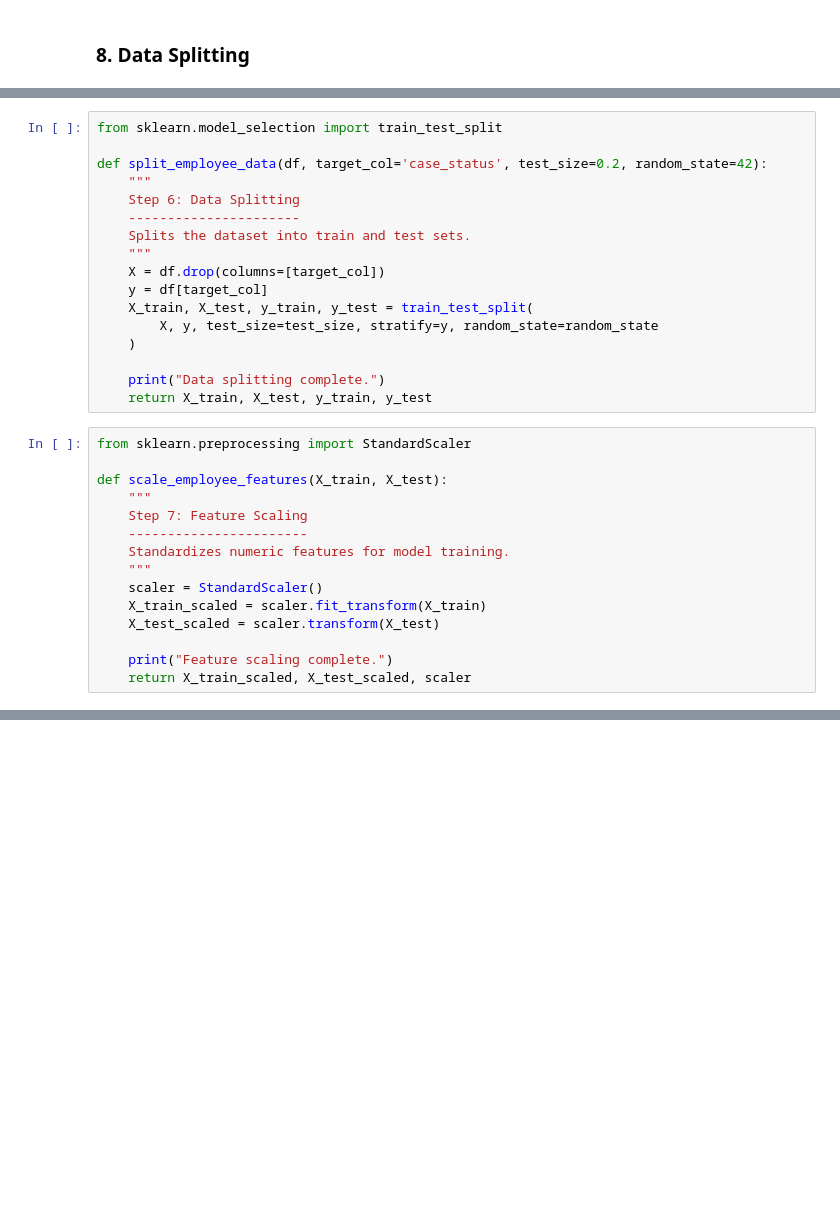
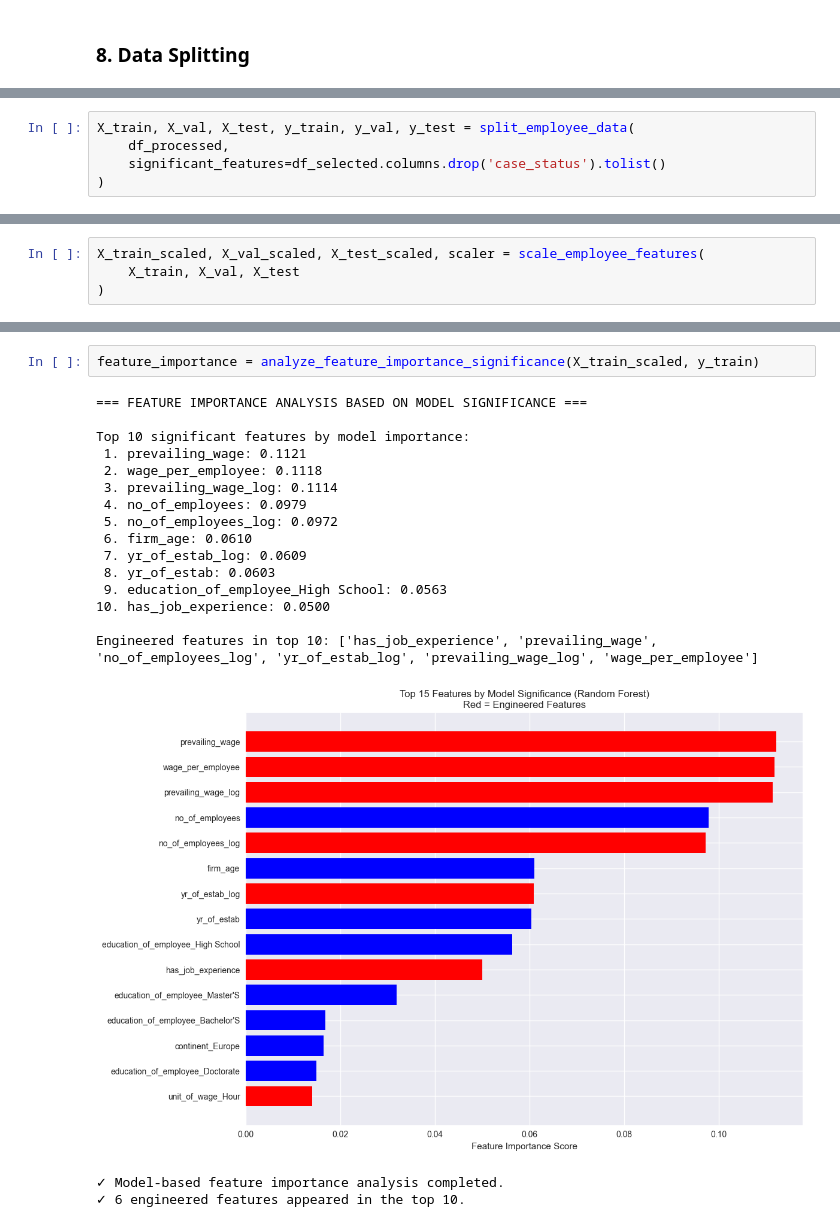
Before and after one commit to cheryvmak/my_tasks, a Jupyter notebook: Week_14/Day_3/easy_visa((Prep).ipynb, the cells around one changed output, grey strips where cells are left out. Drawn from its saved outputs; the diff is of its cells as text; blank space fills up the shorter version.

```diff
--- a/Week_14/Day_3/easy_visa((Prep).ipynb
+++ b/Week_14/Day_3/easy_visa((Prep).ipynb
@@ -462,32 +475,0 @@ Feature selection (significance testing) complete.
-# %%
-from sklearn.model_selection import train_test_split
-
-def split_employee_data(df, target_col='case_status', test_size=0.2, random_state=42):
-    """
-    Step 6: Data Splitting
-    ----------------------
-    Splits the dataset into train and test sets.
-    """
-    X = df.drop(columns=[target_col])
-    y = df[target_col]
-    X_train, X_test, y_train, y_test = train_test_split(
-        X, y, test_size=test_size, stratify=y, random_state=random_state
-    )
-
-    print("Data splitting complete.")
-    return X_train, X_test, y_train, y_test
-# %%
-from sklearn.preprocessing import StandardScaler
-
-def scale_employee_features(X_train, X_test):
-    """
-    Step 7: Feature Scaling
-    -----------------------
-    Standardizes numeric features for model training.
-    """
-    scaler = StandardScaler()
-    X_train_scaled = scaler.fit_transform(X_train)
-    X_test_scaled = scaler.transform(X_test)
-
-    print("Feature scaling complete.")
-    return X_train_scaled, X_test_scaled, scaler
@@ -512,0 +476,5 @@ def feature_importance_analysis(X_train_scaled, y_train, feature_names):
+# %%
+X_train, X_val, X_test, y_train, y_val, y_test = split_employee_data(
+    df_processed,
+    significant_features=df_selected.columns.drop('case_status').tolist()
+)
@@ -512,0 +546,4 @@ def feature_importance_analysis(X_train_scaled, y_train, feature_names):
+# %%
+X_train_scaled, X_val_scaled, X_test_scaled, scaler = scale_employee_features(
+    X_train, X_val, X_test
+)
@@ -512,0 +639,21 @@ def feature_importance_analysis(X_train_scaled, y_train, feature_names):
+# %%
+feature_importance = analyze_feature_importance_significance(X_train_scaled, y_train)
+# %% [output]
+=== FEATURE IMPORTANCE ANALYSIS BASED ON MODEL SIGNIFICANCE ===
+
+Top 10 significant features by model importance:
+ 1. prevailing_wage: 0.1121
+ 2. wage_per_employee: 0.1118
+ 3. prevailing_wage_log: 0.1114
+ 4. no_of_employees: 0.0979
+ 5. no_of_employees_log: 0.0972
+ 6. firm_age: 0.0610
+ 7. yr_of_estab_log: 0.0609
+ 8. yr_of_estab: 0.0603
+ 9. education_of_employee_High School: 0.0563
+10. has_job_experience: 0.0500
+
+Engineered features in top 10: ['has_job_experience', 'prevailing_wage', 'no_of_employees_log', 'yr_of_estab_log', 'prevailing_wage_log', 'wage_per_employee']
+[figure, added]
+✓ Model-based feature importance analysis completed.
+✓ 6 engineered features appeared in the top 10.
```
Also changed, not shown: parts of 17 cells of this notebook.
